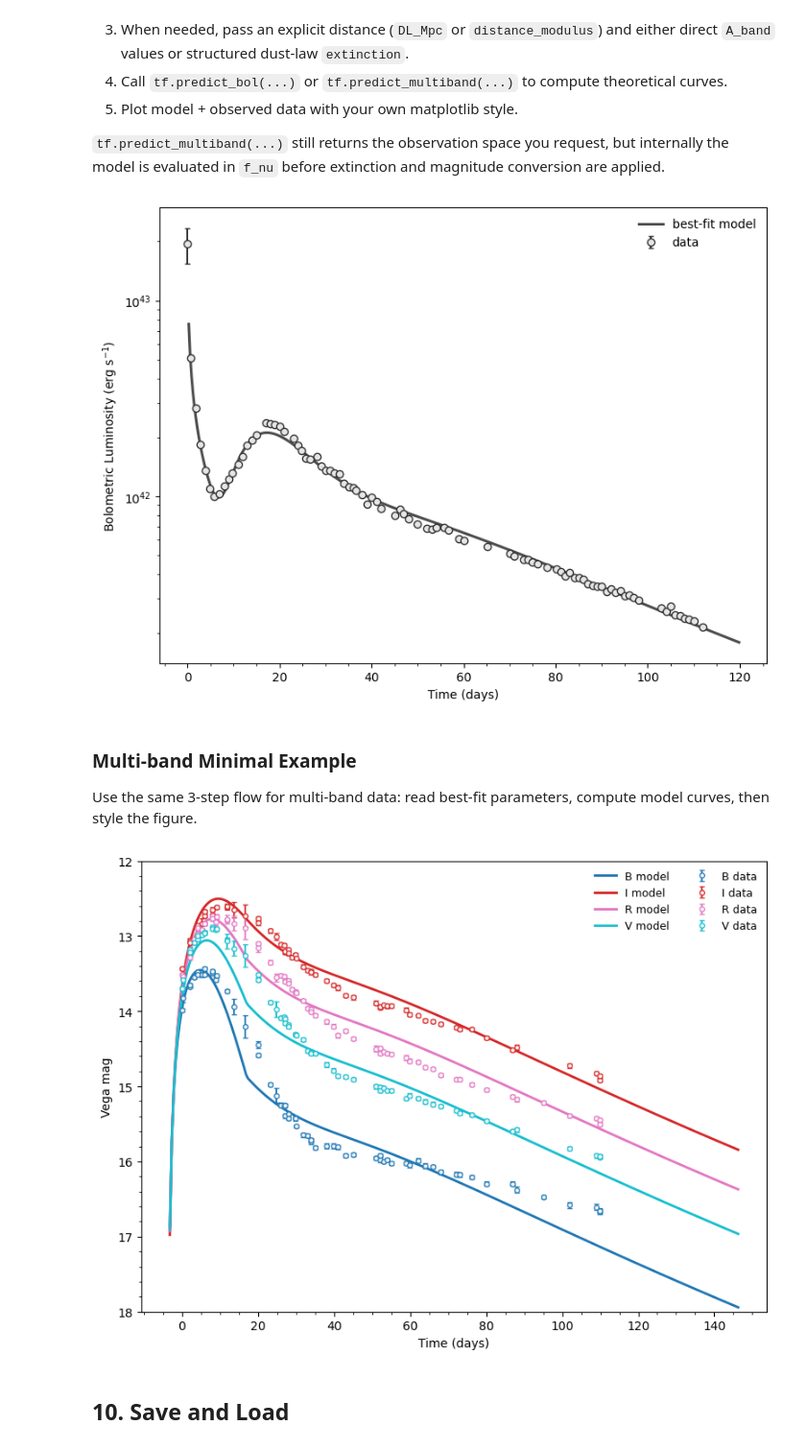
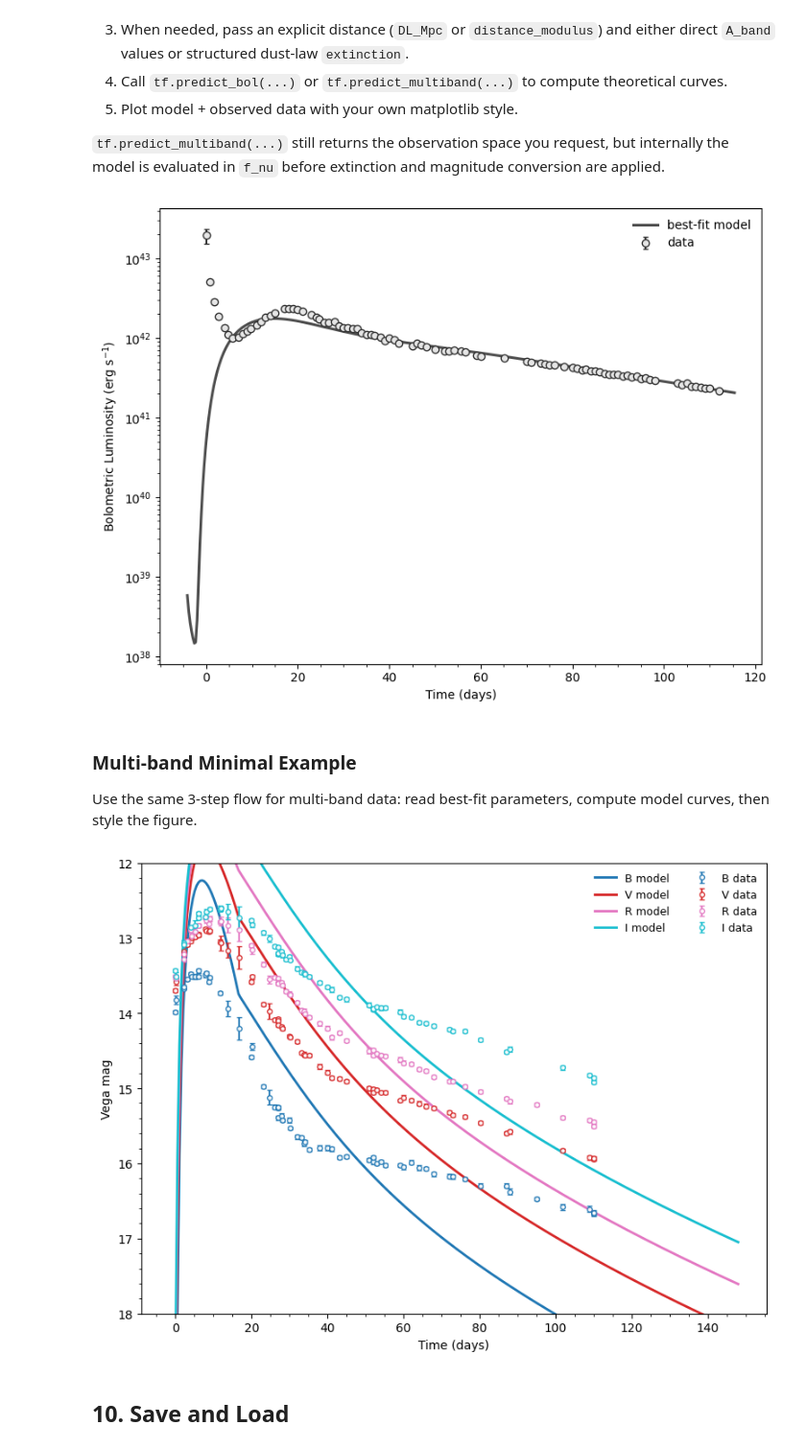
Before and after one commit to lijingyao123/TransFit, a Jupyter notebook: examples/tutorial.ipynb, the cells around one changed output. Shown at 96% size. Drawn from its saved outputs; the diff is of its cells as text; code cells hidden in the pictures.

```diff
--- a/examples/tutorial.ipynb
+++ b/examples/tutorial.ipynb
@@ -198,10 +202,12 @@ plt.show()
 [figure]
 # %%
 # Multi-band forward example (nickel)
-params_ni = {
+params_nickel_mb = {
     "M_ej": 3.0,
     "v_ej": 1.0,
+    "E_Th_in": 1.5,
     "M_Ni": 0.08,
+    "R_0": 120.0,
     "x_Ni": 0.2,
     "kappa": 0.12,
     "kappa_gamma": 0.03,
@@ -209,7 +215,7 @@ params_ni = {
 }
 mb = tf.lightcurve_multiband(
     model="nickel",
-    params=params_ni,
+    params=params_nickel_mb,
     z=z,
     DL_Mpc=DL_Mpc,
     filters=filters,
@@ -236,7 +242,7 @@ ax.set_xlim(left=0)
 ax.set_ylim(12, 22)
 ax.set_xlabel("Observer time (days)")
 ax.set_ylabel("Vega magnitude")
-ax.invert_yaxis()  # brighter is lower magnitude
+ax.invert_yaxis()
 ax.set_title("Forward model: Nickel-powered multi-band curves")
 
 leg = ax.legend(loc="upper right", frameon=True)
@@ -462,20 +474,33 @@ res_mb = tf.fit_multiband(
     mag_system="vega",
     extinction=extinction,
     priors={
-        "M_ej": (1, 5),
+        "M_ej": (1.0, 5.0),
         "v_ej": (0.3, 3.0),
         "M_Ni": (0.01, 0.5),
-        "T_floor": (3000, 8000),
+        "t_shift": (-2.0, 2.0),
     },
-    fixed={"kappa": 0.06},
+    fixed={
+        "E_Th_in": 0.01,
+        "R_0": 10.0,
+        "x_Ni": 0.5,
+        "kappa": 0.06,
+        "kappa_gamma": 0.03,
+        "T_floor": 4500.0,
+    },
     sampler="emcee",
     sampler_kwargs=dict(
-        nwalkers=36,
-        nsteps=3000,
+        nwalkers=32,
+        nsteps=400,
         burnin=100,
-        thin=5,
+        thin=2,
         seed=123,
-        progress=True,
+        progress=False,
+        robust_init=False,
+    ),
+    model_kwargs=dict(
+        Nx=20,
+        Ny=160,
+        t_max_days=180.0,
     ),
 )
 # %%
@@ -548,7 +576,6 @@ L_line = tf.predict_bol(
     params=params_best,
     z=z,
     t_days=t_line,
-    interp_fill="nan",
 )
 
 # Step 3: plot data + model and tune style
@@ -566,7 +593,7 @@ ax.legend(frameon=False)
 ax.minorticks_on()
 fig.tight_layout()
 # %% [output]
-[figure, old version]
+[figure, new version]
 # %% [markdown]
 ### Multi-band Minimal Example
 
@@ -584,35 +611,34 @@ colors = dict(zip(bands, plt.cm.tab10(np.linspace(0, 1, len(bands)))))
 fig, ax = plt.subplots(figsize=(8, 6))
 for b in bands:
     m = (data_mb.band == b)
     y_line = tf.predict_multiband(
         model=res_mb.model,
         params=params_mb,
         z=z,
         DL_Mpc=DL_Mpc,
         filters=filters,
         t_days=t_line,
         band=np.array([b] * len(t_line), dtype=object),
         y_kind="mag",
         mag_system="vega",
         extinction=extinction,
-        interp_fill="nan",
     )
     ax.errorbar(
         data_mb.t_days[m], data_mb.y[m], yerr=data_mb.yerr[m],
         fmt="o", ms=4, mfc="white", mec=colors[b], ecolor=colors[b],
         capsize=2, alpha=0.9, label=f"{b} data"
     )
     ax.plot(t_line - t_shift_mb, y_line, color=colors[b], lw=2.0, label=f"{b} model")
 
 # Step 3: optimize figure style
 ax.set_xlabel("Time (days)")
 ax.set_ylabel("Vega mag")
 ax.set_ylim(18, 12)
 ax.legend(ncol=2, frameon=False, fontsize=9)
 ax.minorticks_on()
 fig.tight_layout()
 # %% [output]
-[figure, old version]
+[figure, new version]
 # %% [markdown]
 ## 10. Save and Load
 # %%
```
Also changed, not shown: parts of 15 cells of this notebook, 5 other files.
